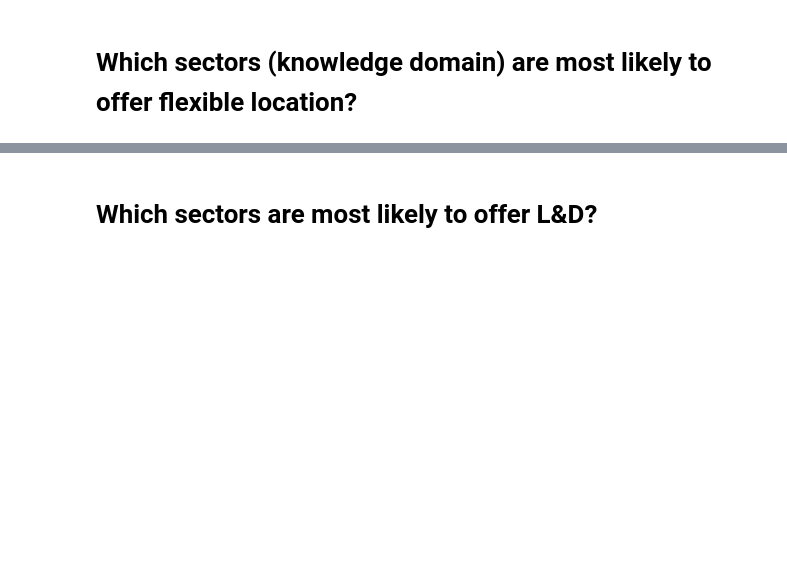
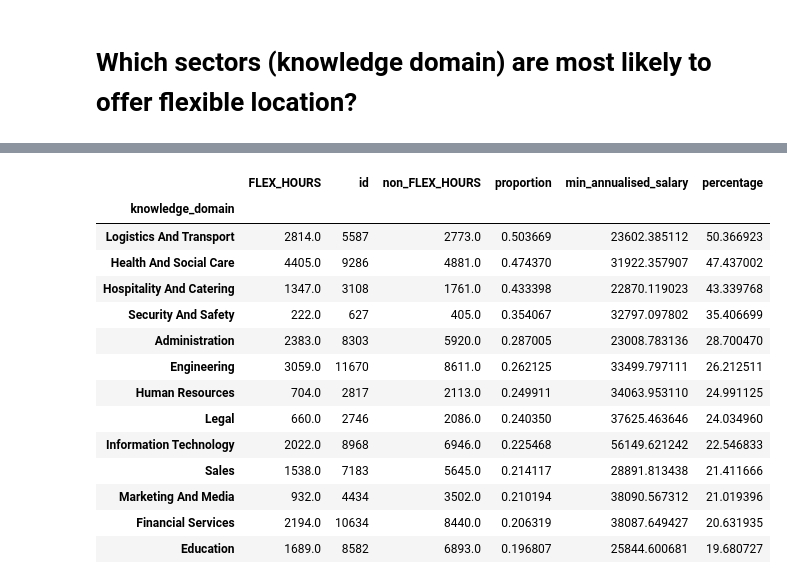
Before and after one commit to nestauk/dap_job_quality, a Jupyter notebook: dap_job_quality/analysis/random_sample/analysis_random_sample.ipynb, the cells around one changed output, grey strips where cells are left out. Saved outputs shown, nothing was run; the diff lists cells and outputs as text; code cells hidden in the pictures; blank space fills up the shorter version.

```diff
--- a/dap_job_quality/analysis/random_sample/analysis_random_sample.ipynb
+++ b/dap_job_quality/analysis/random_sample/analysis_random_sample.ipynb
@@ -214,4 +492,20 @@ prop_flex_hr_by_kd
 # %%
-prop_flex_loc_hr_sal = pd.merge(prop_flex_hr_by_kd, avg_sal_by_kd, on='knowledge_domain', how='left')
-prop_flex_loc_hr_sal['percentage'] = prop_flex_loc_hr_sal['proportion'] * 100
-prop_flex_loc_hr_sal
+prop_flex_hr_sal = pd.merge(prop_flex_hr_by_kd, avg_sal_by_kd, on='knowledge_domain', how='left')
+prop_flex_hr_sal['percentage'] = prop_flex_hr_sal['proportion'] * 100
+prop_flex_hr_sal
+# %% [output]
+|  | FLEX_HOURS | id | non_FLEX_HOURS | proportion | min_annualised_salary | percentage |
+| knowledge_domain |  |  |  |  |  |  |
+| Logistics And Transport | 2814.0 | 5587 | 2773.0 | 0.503669 | 23602.385112 | 50.366923 |
+| Health And Social Care | 4405.0 | 9286 | 4881.0 | 0.474370 | 31922.357907 | 47.437002 |
+| Hospitality And Catering | 1347.0 | 3108 | 1761.0 | 0.433398 | 22870.119023 | 43.339768 |
+| Security And Safety | 222.0 | 627 | 405.0 | 0.354067 | 32797.097802 | 35.406699 |
+| Administration | 2383.0 | 8303 | 5920.0 | 0.287005 | 23008.783136 | 28.700470 |
+| Engineering | 3059.0 | 11670 | 8611.0 | 0.262125 | 33499.797111 | 26.212511 |
+| Human Resources | 704.0 | 2817 | 2113.0 | 0.249911 | 34063.953110 | 24.991125 |
+| Legal | 660.0 | 2746 | 2086.0 | 0.240350 | 37625.463646 | 24.034960 |
+| Information Technology | 2022.0 | 8968 | 6946.0 | 0.225468 | 56149.621242 | 22.546833 |
+| Sales | 1538.0 | 7183 | 5645.0 | 0.214117 | 28891.813438 | 21.411666 |
+| Marketing And Media | 932.0 | 4434 | 3502.0 | 0.210194 | 38090.567312 | 21.019396 |
+| Financial Services | 2194.0 | 10634 | 8440.0 | 0.206319 | 38087.649427 | 20.631935 |
+| Education | 1689.0 | 8582 | 6893.0 | 0.196807 | 25844.600681 | 19.680727 |
@@ -226,2 +511,0 @@ full_data['sector'].unique()
-# %% [markdown]
-# Which sectors are most likely to offer L&D?
```
Also changed, not shown: parts of 70 cells of this notebook.
